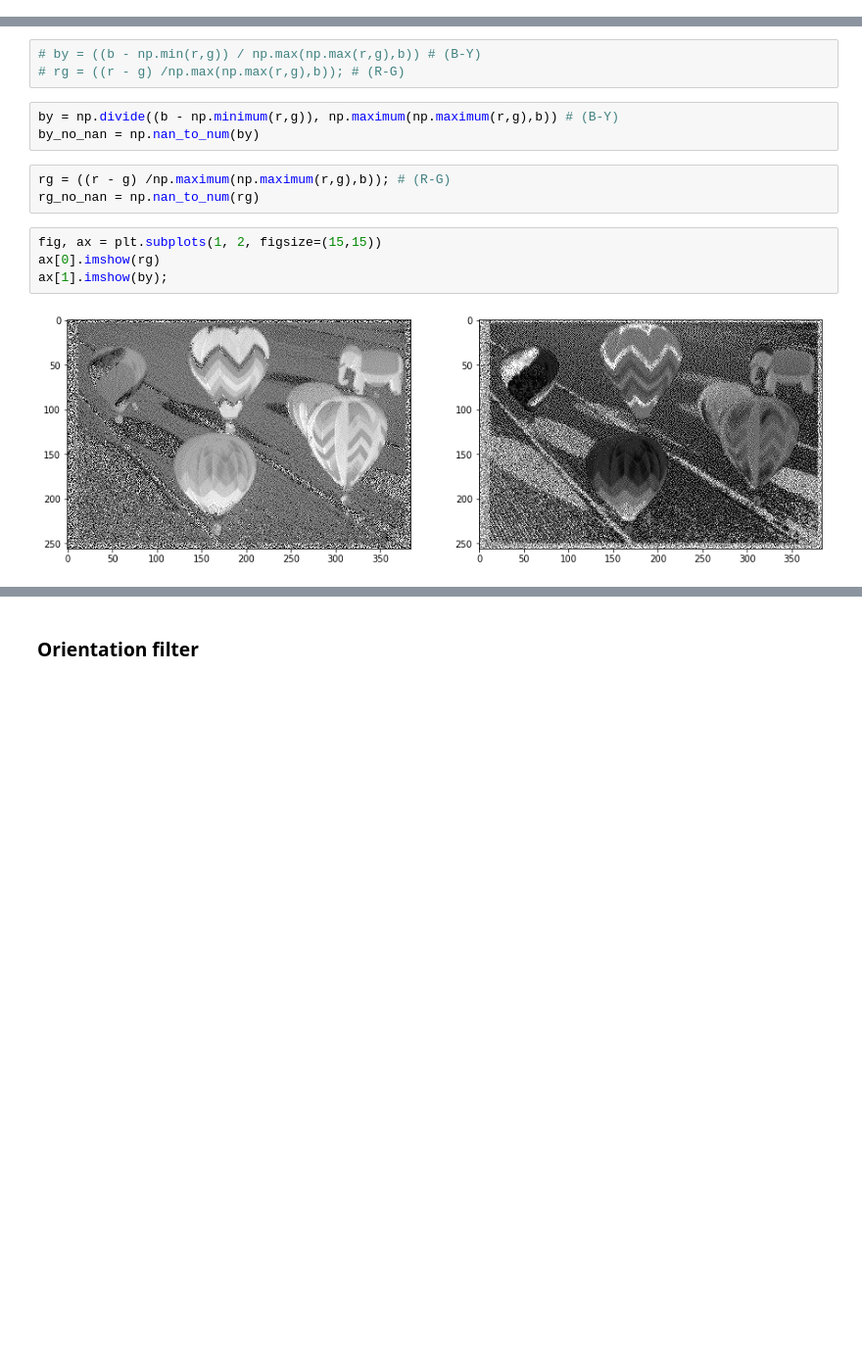
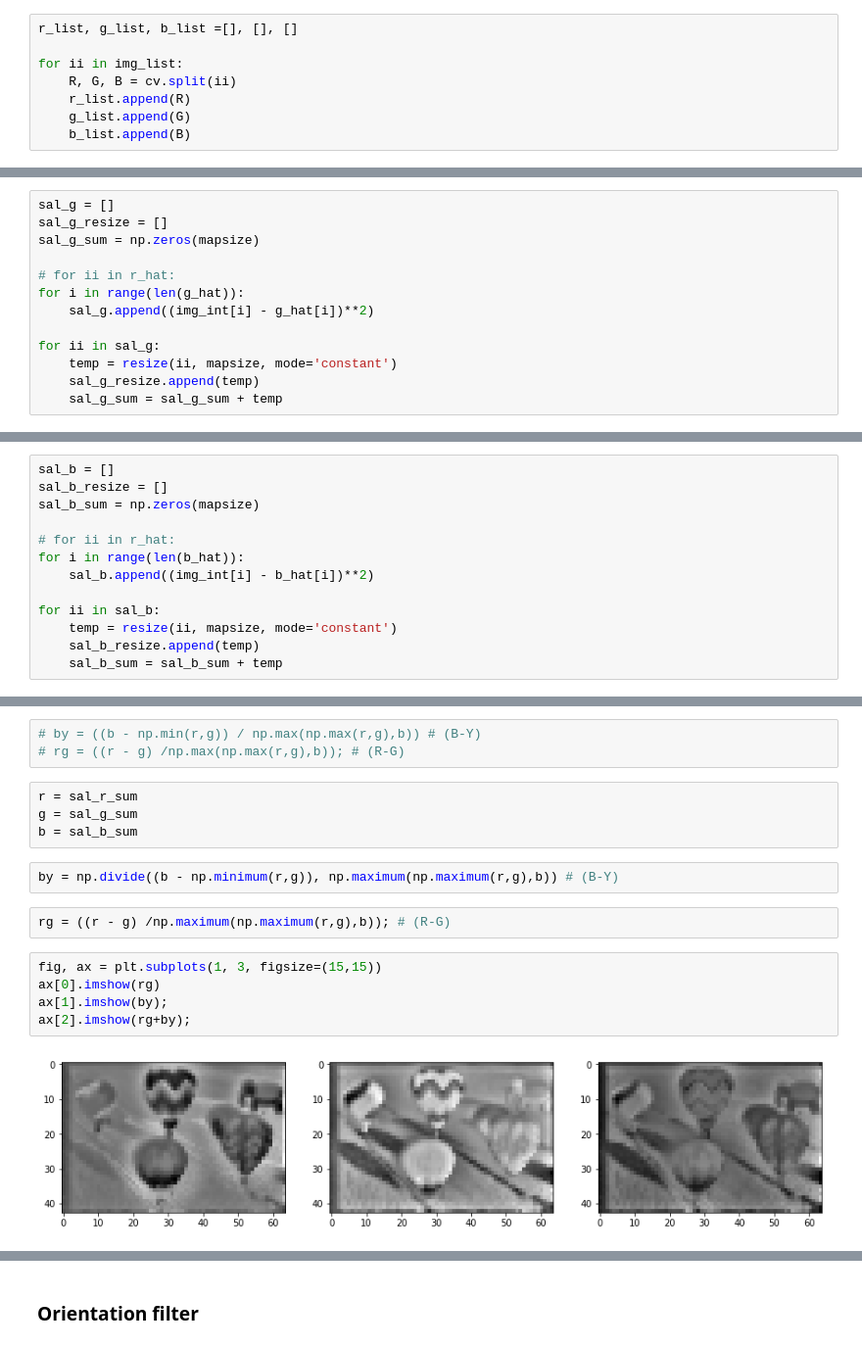
Before and after one commit to alTeska/face_saliency, a Jupyter notebook: DevelopmentNotebook.ipynb, the cells around one changed output, grey strips where cells are left out. Shown at 98% size. Cells and saved outputs as stored; diff of their text form; blank space fills up the shorter version.

```diff
--- a/DevelopmentNotebook.ipynb
+++ b/DevelopmentNotebook.ipynb
@@ -126,5 +139,13 @@ Not in the features file yet.
 r = img[:,:,0]
 g = img[:,:,1]
 b = img[:,:,2]
+# %%
+r_list, g_list, b_list =[], [], []
+
+for ii in img_list:
+    R, G, B = cv.split(ii)
+    r_list.append(R)
+    g_list.append(G)
+    b_list.append(B)
 # %%
 fig, ax = plt.subplots(1, 3, figsize=(20, 20))
@@ -135,0 +203,13 @@ ax[2].imshow(b);
+# %%
+sal_g = []
+sal_g_resize = []
+sal_g_sum = np.zeros(mapsize)
+
+# for ii in r_hat:
+for i in range(len(g_hat)):
+    sal_g.append((img_int[i] - g_hat[i])**2)
+
+for ii in sal_g:
+    temp = resize(ii, mapsize, mode='constant')
+    sal_g_resize.append(temp)
+    sal_g_sum = sal_g_sum + temp
@@ -135,0 +224,13 @@ ax[2].imshow(b);
+# %%
+sal_b = []
+sal_b_resize = []
+sal_b_sum = np.zeros(mapsize)
+
+# for ii in r_hat:
+for i in range(len(b_hat)):
+    sal_b.append((img_int[i] - b_hat[i])**2)
+
+for ii in sal_b:
+    temp = resize(ii, mapsize, mode='constant')
+    sal_b_resize.append(temp)
+    sal_b_sum = sal_b_sum + temp
@@ -136,15 +245,18 @@ ax[2].imshow(b);
 # %%
 # by = ((b - np.min(r,g)) / np.max(np.max(r,g),b)) # (B-Y)
 # rg = ((r - g) /np.max(np.max(r,g),b)); # (R-G)
+# %%
+r = sal_r_sum
+g = sal_g_sum
+b = sal_b_sum
 # %%
 by = np.divide((b - np.minimum(r,g)), np.maximum(np.maximum(r,g),b)) # (B-Y)
-by_no_nan = np.nan_to_num(by)
 # %%
 rg = ((r - g) /np.maximum(np.maximum(r,g),b)); # (R-G)
-rg_no_nan = np.nan_to_num(rg)
 # %%
-fig, ax = plt.subplots(1, 2, figsize=(15,15))
+fig, ax = plt.subplots(1, 3, figsize=(15,15))
 ax[0].imshow(rg)
 ax[1].imshow(by);
+ax[2].imshow(rg+by);
 # %% [output]
-[figure, old version]
+[figure, new version]
```
Also changed, not shown: parts of 11 cells of this notebook, 1 other file.
